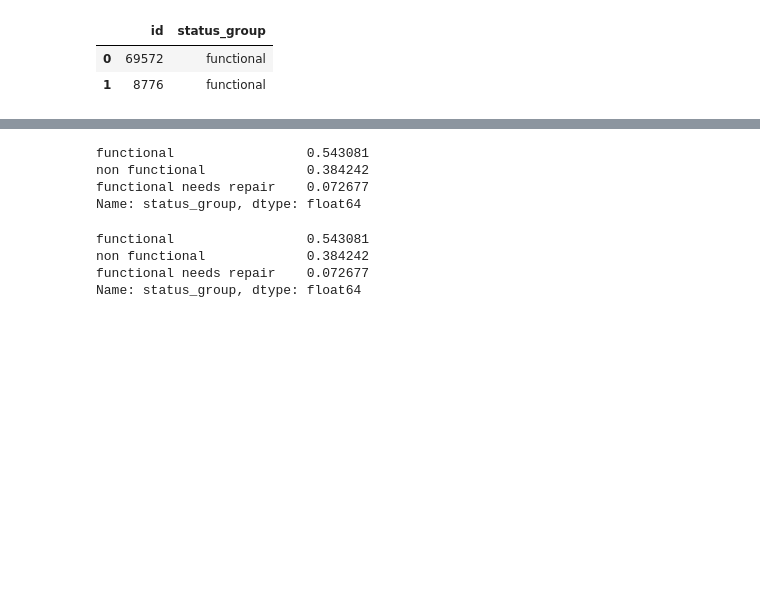
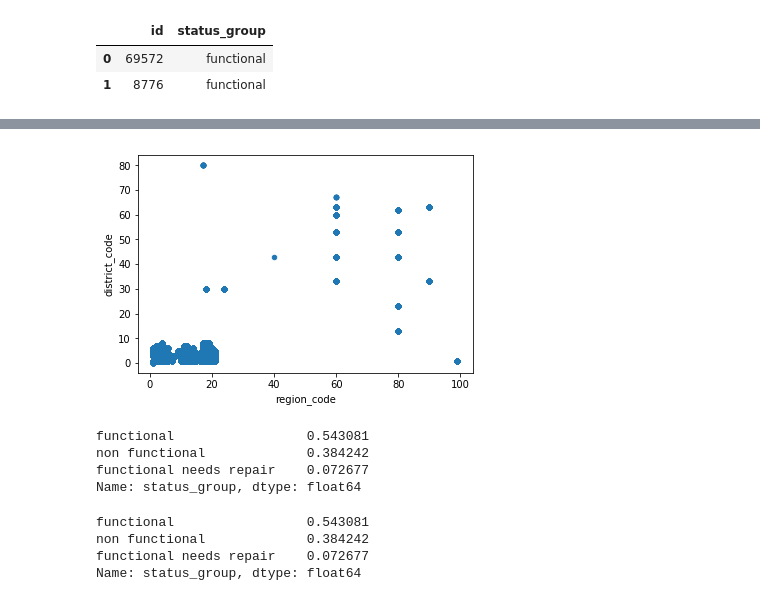
Before and after one commit to bkrant/DS3-Predictive-Modeling-Challenge, a Jupyter notebook: WaterPump_Kaggle.ipynb, the cells around one changed output, grey strips where cells are left out. Cells and saved outputs as stored; diff of their text form; code cells hidden in the pictures; blank space fills up the shorter version.

```diff
--- a/WaterPump_Kaggle.ipynb
+++ b/WaterPump_Kaggle.ipynb
@@ -103,3 +304,7 @@ test_features = wrangle(test_features)
+# %%
+df.plot(x='region_code', y='district_code', kind='scatter');
+# %% [output]
+[figure, added]
 # %%
 from sklearn.model_selection import train_test_split
 
```
Also changed, not shown: parts of 50 cells of this notebook.
